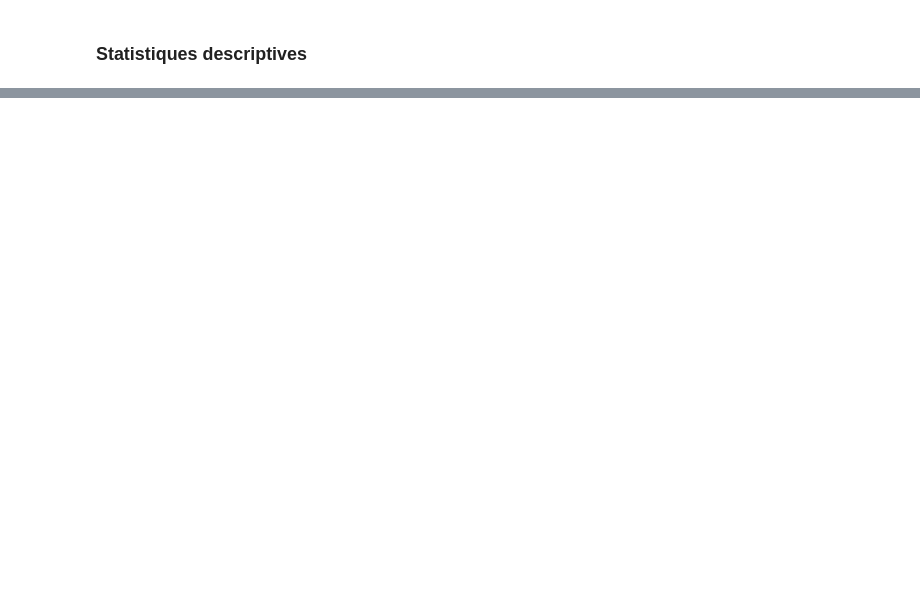
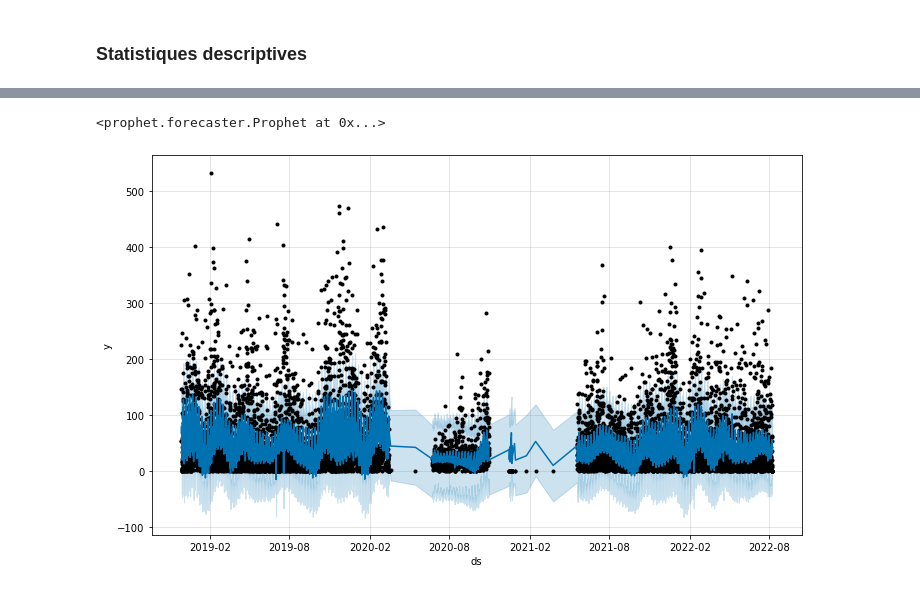
Before and after one commit to Pierre-Faure/Cine_ML, a Jupyter notebook: notebooks/[FR] 1 - Analyse des données cinéma.ipynb, the cells around one changed output, grey strips where cells are left out. Drawn from its saved outputs; the diff is of its cells as text; code cells hidden in the pictures; blank space fills up the shorter version.

Commit message:
Time series with Prophet

```diff
--- a/notebooks/[FR] 1 - Analyse des données cinéma.ipynb
+++ b/notebooks/[FR] 1 - Analyse des données cinéma.ipynb
@@ -153,0 +235,13 @@ plt.show()
+# %%
+# Modélisation Prophet
+model = Prophet(seasonality_mode='multiplicative')
+model.add_country_holidays(country_name='FR')
+model.fit(df_prophet)
+# %% [output]
+<prophet.forecaster.Prophet at 0x...>
+# %%
+forecast = model.predict()
+# %%
+fig1 = model.plot(forecast)
+# %% [output]
+[figure, added]
```
Also changed, not shown: parts of 27 cells of this notebook.
